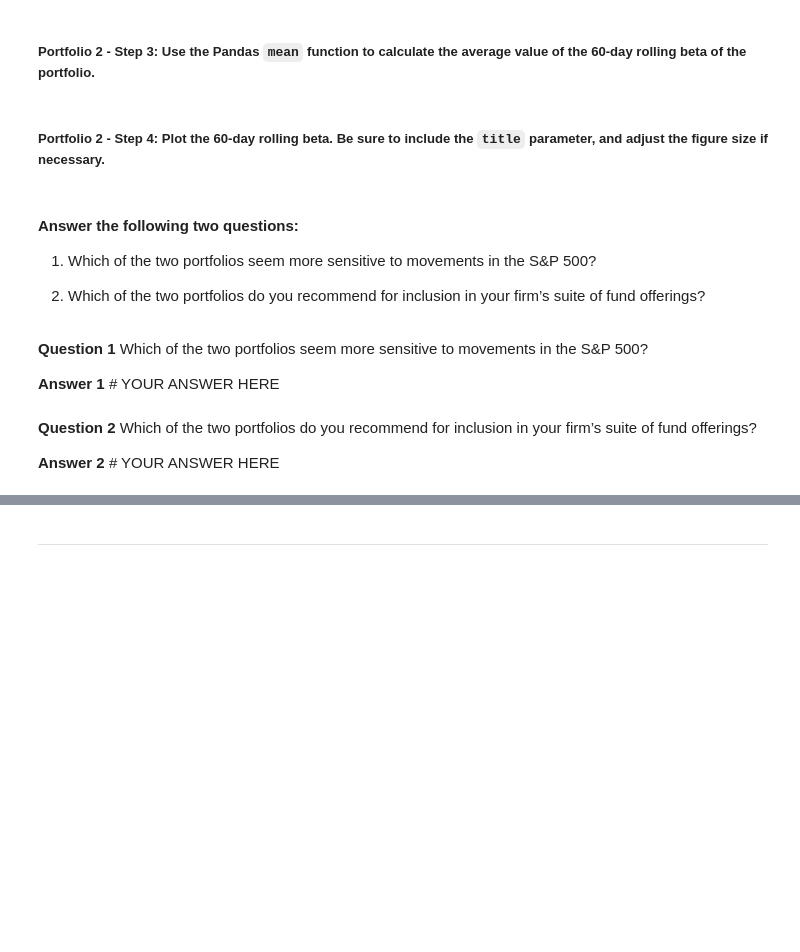
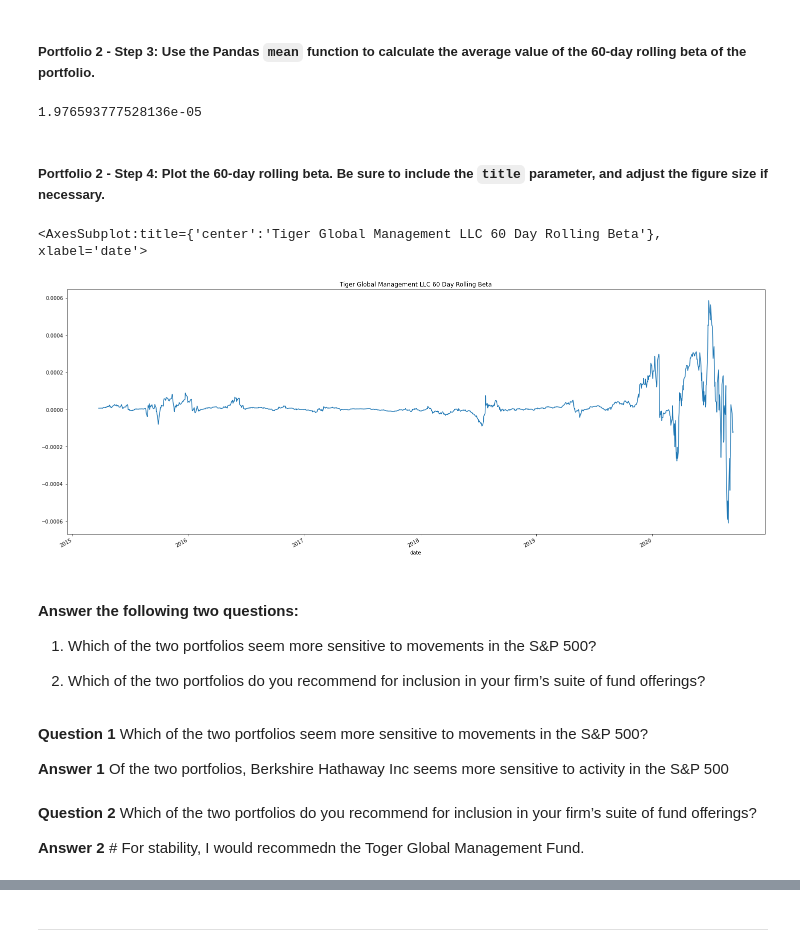
Before and after one commit to toniahurst/FinTech_Module_4_Challenge, a Jupyter notebook: risk_return_analysis.ipynb, the cells around one changed output, grey strips where cells are left out. Saved outputs shown, nothing was run; the diff lists cells and outputs as text; code cells hidden in the pictures; blank space fills up the shorter version.

```diff
--- a/risk_return_analysis.ipynb
+++ b/risk_return_analysis.ipynb
@@ -448,4 +454,6 @@ beta_market.mean()
 # %%
 # Calculate the covariance using a 60-day rolling window
 # Review the last five rows of the covariance data
-# YOUR CODE HERE
+tg_rolling_60 = daily_returns_df["TIGER GLOBAL MANAGEMENT LLC"].rolling(window=60)
+tg_rolling_60_covariance = tg_rolling_60.cov(snp_rolling_60_variance)
+tg_rolling_60_covariance
@@ -454,4 +476,5 @@ beta_market.mean()
 # %%
 # Calculate the beta based on the 60-day rolling covariance compared to the market (S&P 500)
 # Review the last five rows of the beta information
-# YOUR CODE HERE
+tg_rolling_60_beta = tg_rolling_60_covariance / snp_rolling_60_variance
+tg_rolling_60_beta.tail()
@@ -459,13 +490,18 @@ beta_market.mean()
 ##### Portfolio 2 - Step 3: Use the Pandas `mean` function to calculate the average value of the 60-day rolling beta of the portfolio.
 # %%
 # Calculate the average of the 60-day rolling beta
-# YOUR CODE HERE
+tg_rolling_60_beta.mean()
+# %% [output]
+1.976593777528136e-05
 # %% [markdown]
 ##### Portfolio 2 - Step 4: Plot the 60-day rolling beta. Be sure to include the `title` parameter, and adjust the figure size if necessary.
 # %%
 # Plot the rolling beta
 # Include a title parameter and adjust the figure size
-# YOUR CODE HERE
+tg_rolling_60_beta.plot(figsize=(25,10), title="Tiger Global Management LLC 60 Day Rolling Beta")
+# %% [output]
+<AxesSubplot:title={'center':'Tiger Global Management LLC 60 Day Rolling Beta'}, xlabel='date'>
+[figure, added]
 # %% [markdown]
 #### Answer the following two questions:
 
@@ -475,8 +511,8 @@ beta_market.mean()
 # %% [markdown]
 **Question 1** Which of the two portfolios seem more sensitive to movements in the S&P 500?
 
-**Answer 1** # YOUR ANSWER HERE
+**Answer 1** Of the two portfolios, Berkshire Hathaway Inc seems more sensitive to activity in the S&P 500
 # %% [markdown]
 **Question 2** Which of the two portfolios do you recommend for inclusion in your firm’s suite of fund offerings?
 
-**Answer 2** # YOUR ANSWER HERE
+**Answer 2** # For stability, I would recommedn the Toger Global Management Fund.
```
Also changed, not shown: parts of 9 cells of this notebook.
